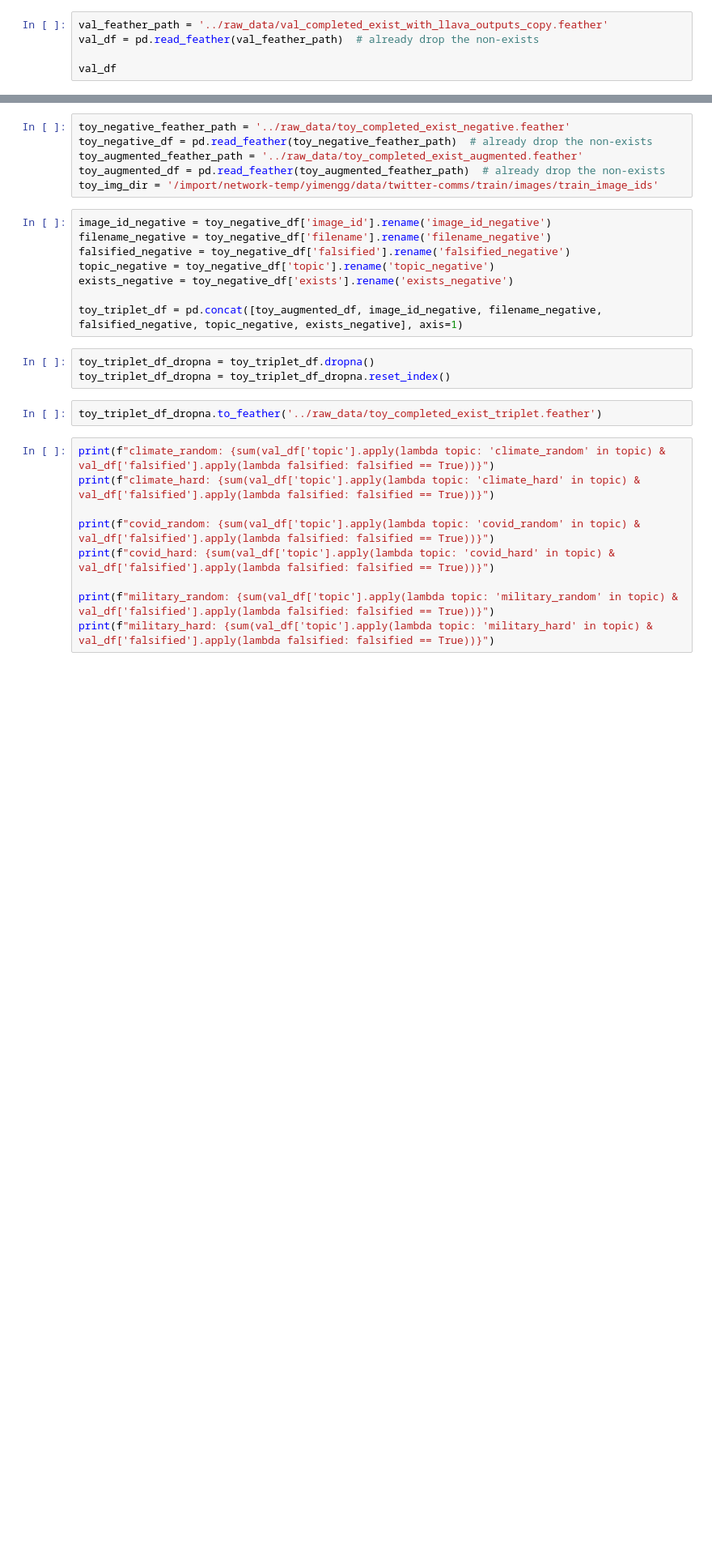
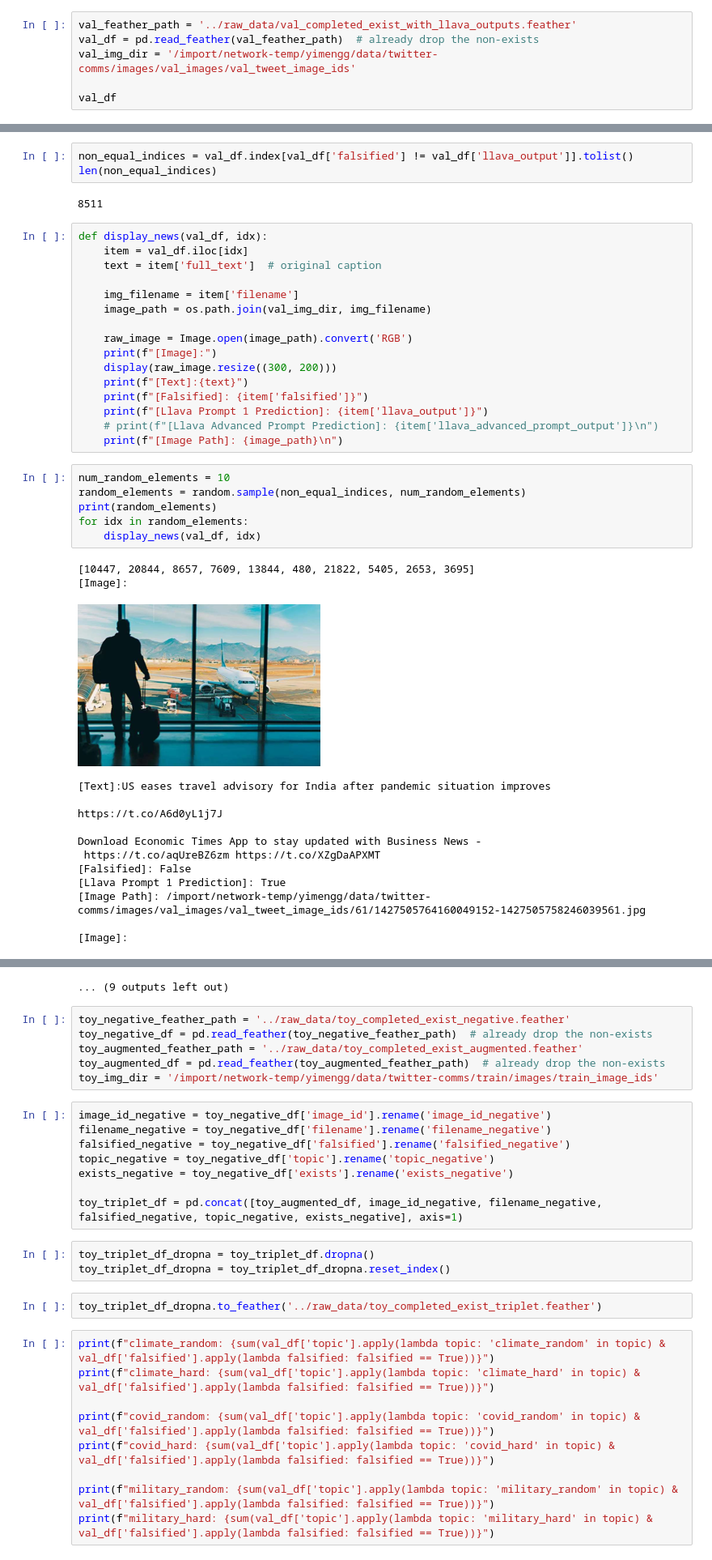
Before and after one commit to gymbeijing/ooc-detection-2, a Jupyter notebook: notebook/display_caption.ipynb, the cells around one changed output, grey strips where cells are left out. Shown at 81% size. Saved outputs shown, nothing was run; the diff lists cells and outputs as text; blank space fills up the shorter version.

Commit message:
Batch checked incorrect predicted data points and tested with a naive TTA implementation

```diff
--- a/notebook/display_caption.ipynb
+++ b/notebook/display_caption.ipynb
@@ -12,6 +13,7 @@ import torch.utils.data as data
 # %%
-val_feather_path = '../raw_data/val_completed_exist_with_llava_outputs_copy.feather'
+val_feather_path = '../raw_data/val_completed_exist_with_llava_outputs.feather'
 val_df = pd.read_feather(val_feather_path)  # already drop the non-exists
+val_img_dir = '/import/network-temp/yimengg/data/twitter-comms/images/val_images/val_tweet_image_ids'
 
 val_df
 # %% [output]
@@ -30,0 +33,42 @@ val_df
+# %%
+non_equal_indices = val_df.index[val_df['falsified'] != val_df['llava_output']].tolist()
+len(non_equal_indices)
+# %% [output]
+8511
+# %%
+def display_news(val_df, idx):
+    item = val_df.iloc[idx]
+    text = item['full_text']  # original caption
+
+    img_filename = item['filename']
+    image_path = os.path.join(val_img_dir, img_filename)
+
+    raw_image = Image.open(image_path).convert('RGB')
+    print(f"[Image]:")
+    display(raw_image.resize((300, 200)))
+    print(f"[Text]:{text}")
+    print(f"[Falsified]: {item['falsified']}")
+    print(f"[Llava Prompt 1 Prediction]: {item['llava_output']}")
+    # print(f"[Llava Advanced Prompt Prediction]: {item['llava_advanced_prompt_output']}\n")
+    print(f"[Image Path]: {image_path}\n")
+# %%
+num_random_elements = 10
+random_elements = random.sample(non_equal_indices, num_random_elements)
+print(random_elements)
+for idx in random_elements:
+    display_news(val_df, idx)
+# %% [output]
+[10447, 20844, 8657, 7609, 13844, 480, 21822, 5405, 2653, 3695]
+[Image]:
+[figure, added]
+[Text]:US eases travel advisory for India after pandemic situation improves
+
+https://t.co/A6d0yL1j7J
+
+Download Economic Times App to stay updated with Business News -
+ https://t.co/aqUreBZ6zm https://t.co/XZgDaAPXMT
+[Falsified]: False
+[Llava Prompt 1 Prediction]: True
+[Image Path]: /import/network-temp/yimengg/data/twitter-comms/images/val_images/val_tweet_image_ids/61/1427505764160049152-1427505758246039561.jpg
+
+[Image]:
@@ -31,3 +112,4 @@ val_df
+... (9 outputs left out)
 # %%
 toy_negative_feather_path = '../raw_data/toy_completed_exist_negative.feather'
 toy_negative_df = pd.read_feather(toy_negative_feather_path)  # already drop the non-exists
```
Also changed, not shown: parts of 3 cells of this notebook, 4 other files.
